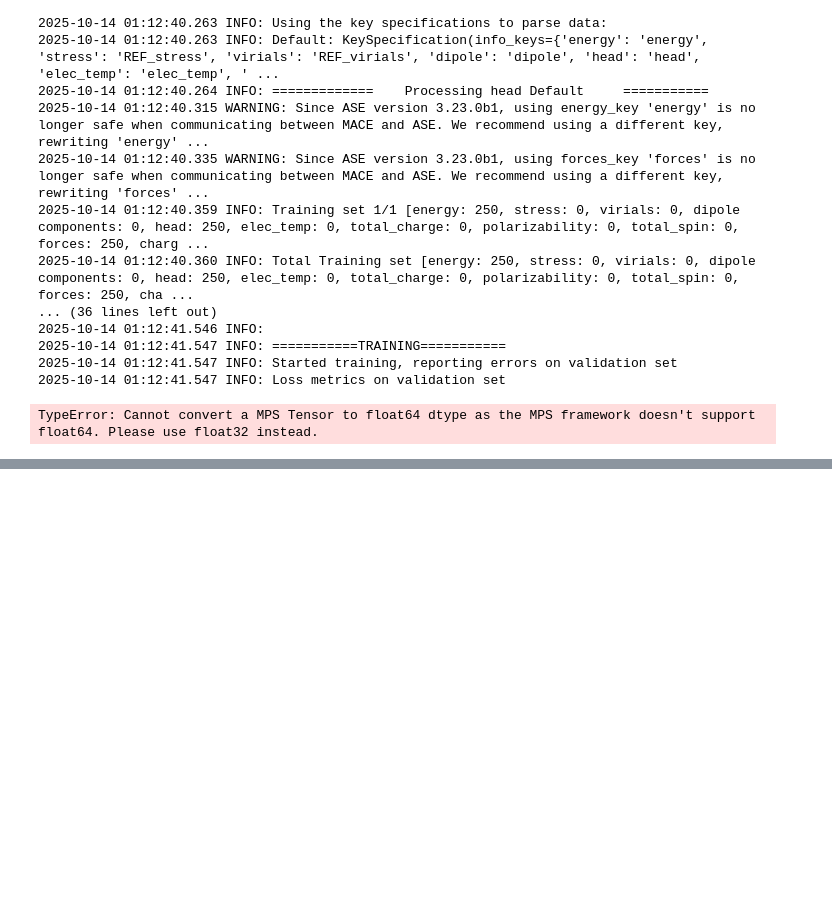
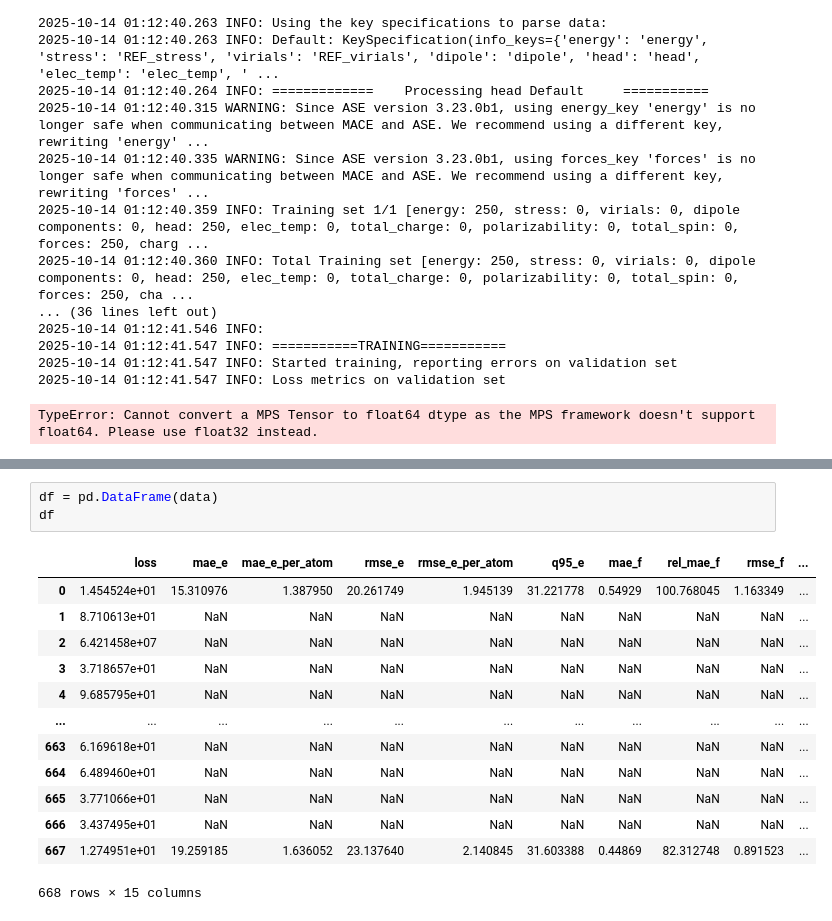
Before and after one commit to ShannonNCM/research_files, a Jupyter notebook: Test_training_data/test.ipynb, the cells around one changed output, grey strips where cells are left out. Cells and saved outputs as stored; diff of their text form; blank space fills up the shorter version.

```diff
--- a/Test_training_data/test.ipynb
+++ b/Test_training_data/test.ipynb
@@ -194,0 +211,17 @@ TypeError: Cannot convert a MPS Tensor to float64 dtype as the MPS framework doe
+# %%
+df = pd.DataFrame(data)
+df
+# %% [output]
+|  | loss | mae_e | mae_e_per_atom | rmse_e | rmse_e_per_atom | q95_e | mae_f | rel_mae_f | rmse_f | ... |
+| 0 | 1.454524e+01 | 15.310976 | 1.387950 | 20.261749 | 1.945139 | 31.221778 | 0.54929 | 100.768045 | 1.163349 | ... |
+| 1 | 8.710613e+01 | NaN | NaN | NaN | NaN | NaN | NaN | NaN | NaN | ... |
+| 2 | 6.421458e+07 | NaN | NaN | NaN | NaN | NaN | NaN | NaN | NaN | ... |
+| 3 | 3.718657e+01 | NaN | NaN | NaN | NaN | NaN | NaN | NaN | NaN | ... |
+| 4 | 9.685795e+01 | NaN | NaN | NaN | NaN | NaN | NaN | NaN | NaN | ... |
+| ... | ... | ... | ... | ... | ... | ... | ... | ... | ... | ... |
+| 663 | 6.169618e+01 | NaN | NaN | NaN | NaN | NaN | NaN | NaN | NaN | ... |
+| 664 | 6.489460e+01 | NaN | NaN | NaN | NaN | NaN | NaN | NaN | NaN | ... |
+| 665 | 3.771066e+01 | NaN | NaN | NaN | NaN | NaN | NaN | NaN | NaN | ... |
+| 666 | 3.437495e+01 | NaN | NaN | NaN | NaN | NaN | NaN | NaN | NaN | ... |
+| 667 | 1.274951e+01 | 19.259185 | 1.636052 | 23.137640 | 2.140845 | 31.603388 | 0.44869 | 82.312748 | 0.891523 | ... |
+668 rows × 15 columns
```
Also changed, not shown: parts of 5 cells of this notebook, 1 other file.
